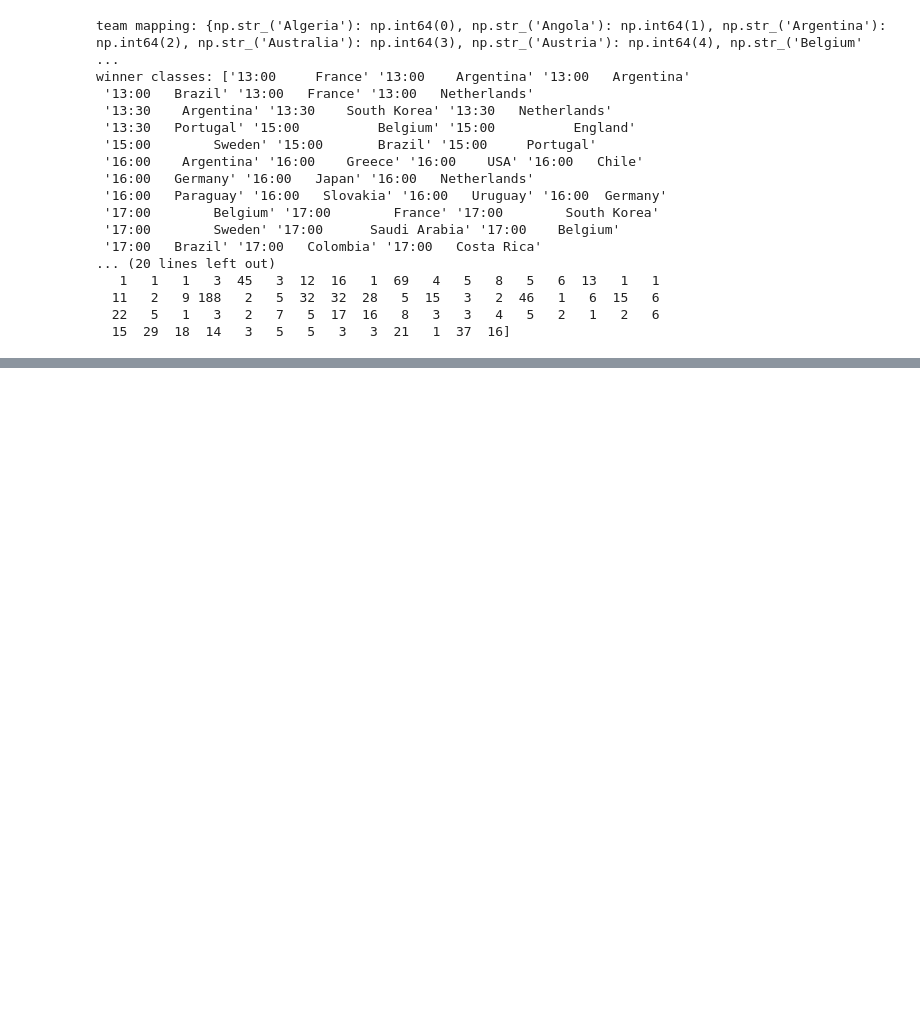
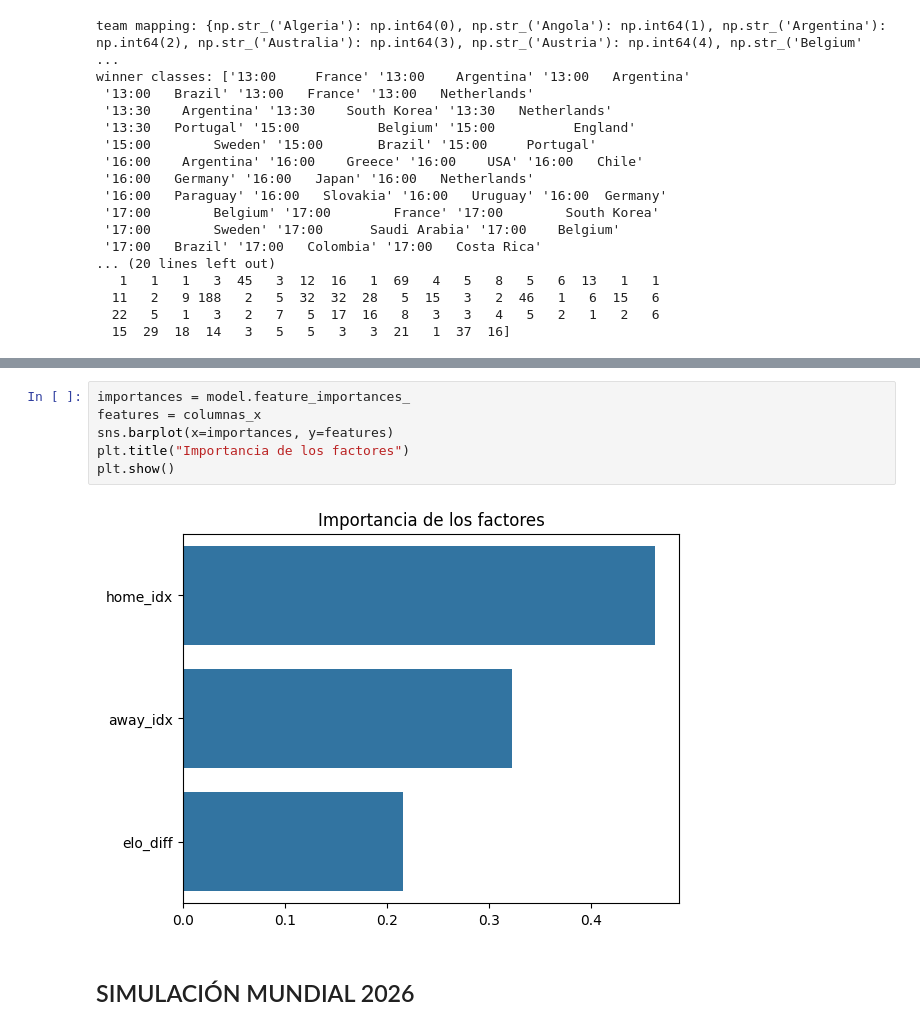
Before and after one commit to Agustin-Casebonne/WorldCup, a Jupyter notebook: MachineLearning/MachineLearningModel.ipynb, the cells around one changed output, grey strips where cells are left out. Cells and saved outputs as stored; diff of their text form; blank space fills up the shorter version.

```diff
--- a/MachineLearning/MachineLearningModel.ipynb
+++ b/MachineLearning/MachineLearningModel.ipynb
@@ -148,0 +264,10 @@ winner classes: ['13:00     France' '13:00    Argentina' '13:00   Argentina'
+# %%
+importances = model.feature_importances_
+features = columnas_x
+sns.barplot(x=importances, y=features)
+plt.title("Importancia de los factores")
+plt.show()
+# %% [output]
+[figure, added]
+# %% [markdown]
+## SIMULACIÓN MUNDIAL 2026
```
Also changed, not shown: parts of 9 cells of this notebook, 6 other files.
